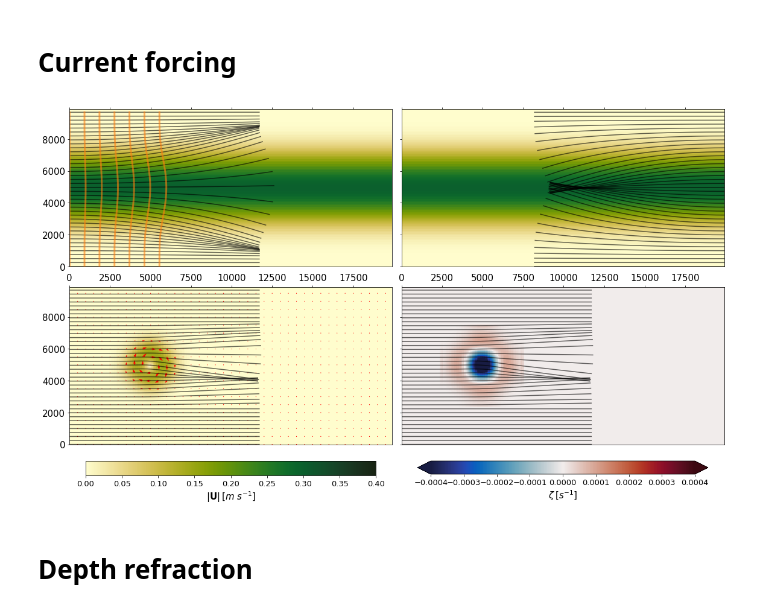
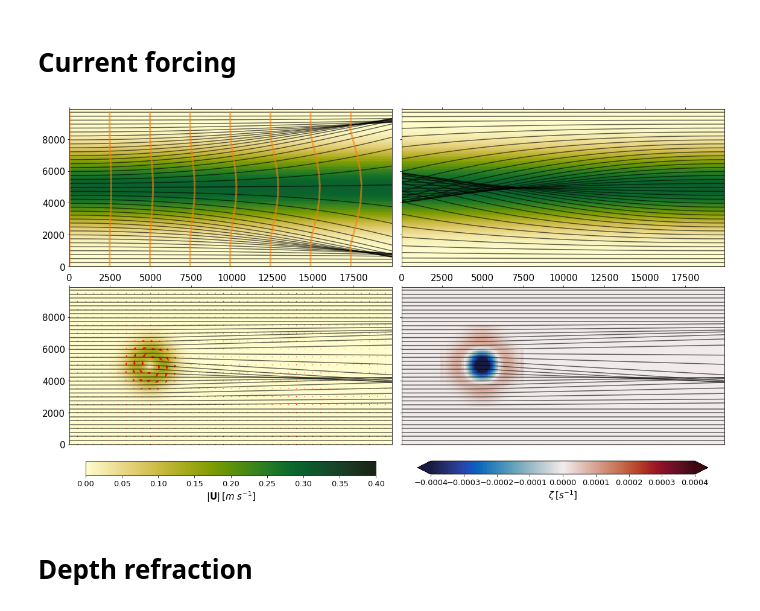
Before and after one commit to hevgyrt/ocean_wave_tracing, a Jupyter notebook: notebooks/idealized_examples.ipynb, the cells around one changed output. Drawn from its saved outputs; the diff is of its cells as text; code cells hidden in the pictures.

```diff
--- a/notebooks/idealized_examples.ipynb
+++ b/notebooks/idealized_examples.ipynb
@@ -23,7 +28,7 @@ ny = len(X)
 dx=dy=X[1]-X[0]
 nb_wave_rays = 200#550#nx
 T = 3000
-nt = 1900
+nt = 190 # 1500
 wave_period = 10 #s
 X0, XN = Y[0], Y[-1]
 Y0, YN = X[0], X[-1]
@@ -32,27 +37,27 @@ i_w_side = 'left'
 theta0=0
 # %%
 # EDDY
-wt_eddy = Wave_tracing_FE(ncin.U[idt0::,:,:], ncin.V[idt0::,:,:], nx, ny, nt,T,dx,dy, wave_period, theta0, nb_wave_rays=nb_wave_rays,
+wt_eddy = Wave_tracing(ncin.U[idt0::,:,:], ncin.V[idt0::,:,:], nx, ny, nt,T,dx,dy, nb_wave_rays=nb_wave_rays,
                      domain_X0=X0, domain_XN=XN,
                      domain_Y0=Y0, domain_YN=YN,
-                     incoming_wave_side=i_w_side)
-wt_eddy.set_initial_condition()
+                     )
+wt_eddy.set_initial_condition(wave_period, theta0,incoming_wave_side=i_w_side)
 wt_eddy.solve()
 # %%
 # Jet
-wt_jet = Wave_tracing_FE(ncin.U_jet[:,:], ncin.V_zero[idt0,:,:], nx, ny, nt,T,dx,dy, wave_period, theta0, nb_wave_rays=nb_wave_rays,
+wt_jet = Wave_tracing(ncin.U_jet[:,:], ncin.V_zero[idt0,:,:], nx, ny, nt,T,dx,dy,nb_wave_rays=nb_wave_rays,
                      domain_X0=X0, domain_XN=XN,
                      domain_Y0=Y0, domain_YN=YN,
-                     incoming_wave_side=i_w_side)
-wt_jet.set_initial_condition()
+                     )
+wt_jet.set_initial_condition( wave_period, theta0, incoming_wave_side=i_w_side)
 wt_jet.solve()
 # %%
 # Opposing jet
-wt_jet_o = Wave_tracing_FE(ncin.U_jet[:,:], ncin.V_zero[idt0,:,:], nx, ny, nt,T,dx,dy, wave_period, np.pi, nb_wave_rays=nb_wave_rays,
+wt_jet_o = Wave_tracing(ncin.U_jet[:,:], ncin.V_zero[idt0,:,:], nx, ny, nt,T,dx,dy,nb_wave_rays=nb_wave_rays,
                      domain_X0=X0, domain_XN=XN,
                      domain_Y0=Y0, domain_YN=YN,
-                     incoming_wave_side='right')
-wt_jet_o.set_initial_condition()
+                     )
+wt_jet_o.set_initial_condition( wave_period, np.pi,incoming_wave_side='right')
 wt_jet_o.solve()
 # %%
 vorticity = wt_eddy.dvdx-wt_eddy.dudy
@@ -77,35 +82,35 @@ ax[1,0].pcolormesh(wt_eddy.x,wt_eddy.y,ncin.speed[idt0,:,:],shading='auto',cmap=
 q_step = 5
 qu=ax[1,0].quiver(wt_eddy.x[::q_step],wt_eddy.y[::q_step],
                   wt_eddy.U[0,::q_step,::q_step],wt_eddy.V[0,::q_step,::q_step],
                   color='r', scale=8)
 
 pc2=ax[1,1].pcolormesh(wt_eddy.x,wt_eddy.y,vorticity[0,:,:],shading='auto',cmap=cmocean.cm.balance,vmin=-4e-4,vmax=4e-4)
 
 for i,aax in enumerate(ax.flatten()):
     wt =cases[i]
     for i in range(0,wt.nb_wave_rays,5):
         aax.plot(wt.xr[i,:],wt.yr[i,:],'-k',alpha=0.6)
     aax.tick_params(labelsize=fs)
     aax.xaxis.tick_top()
 
 ax[0,0].set_xlim([X0,XN])
 ax[0,0].set_ylim([Y0,YN])
 
-idts = np.arange(0,1000,150)
+idts = np.arange(0,nt-40,20)
 ax[0,0].plot(wt_jet.xr[::5,idts],wt_jet.yr[::5,idts],c='tab:orange',lw=3,alpha=0.6)
 
 fig.tight_layout()
 
 cb1=fig.colorbar(pc, ax=[ax[0,0],ax[1,0]], orientation='horizontal',shrink=0.9, pad=0.04)
 cb2=fig.colorbar(pc2, ax=[ax[0,1],ax[1,1]], orientation='horizontal',shrink=0.9, extend='both', pad=0.04)
 cb1.set_label(r'$|\mathbf{U}| \: [m~s^{-1}]$',fontsize=fs)
 cb2.set_label(r'$\zeta \: [s^{-1}] $',fontsize=fs)
 cb1.ax.tick_params(labelsize=fs-2)
 cb2.ax.tick_params(labelsize=fs-2)
 
 #fig.savefig('/home/trygveh/documents/phd/papers/wave_ray_tracing/figures/current_refraction_examples.png',dpi=170)
 # %% [output]
-[figure, old version]
+[figure, new version]
 # %% [markdown]
 # Depth refraction
 # %%
```
Also changed, not shown: parts of 10 cells of this notebook, 1 other file.
